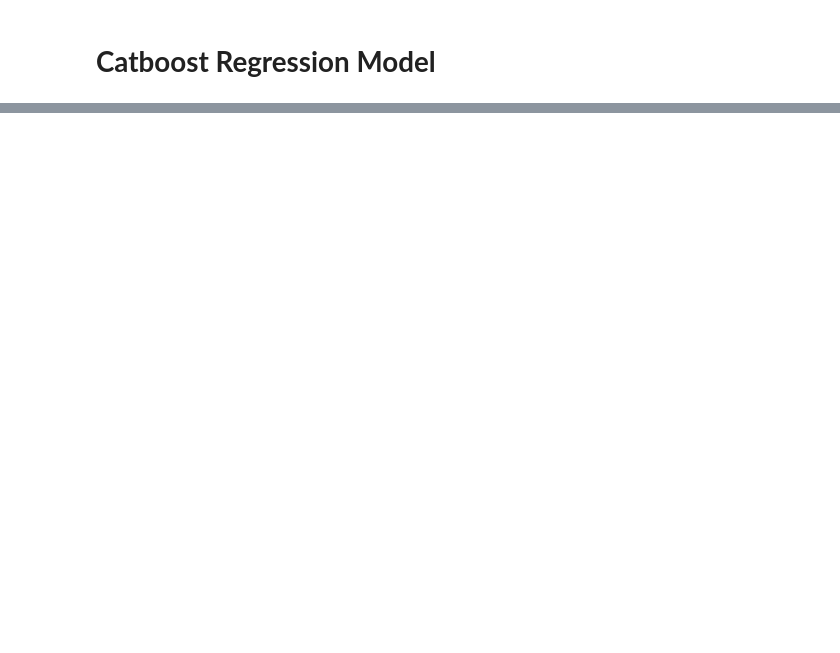
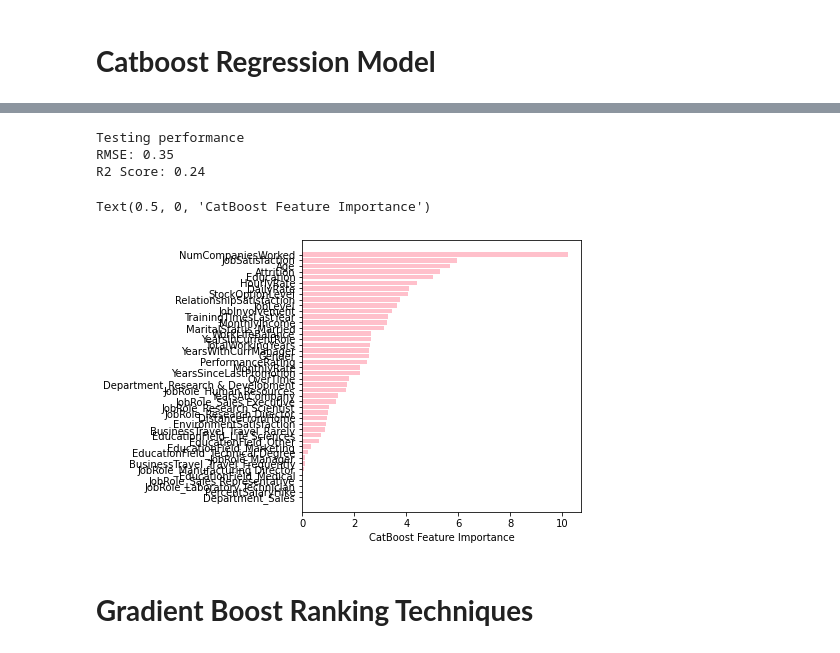
Before and after one commit to eccx400/Data_Mining, a Jupyter notebook: HW5/Eric_Cheng_Gradient_Boost.ipynb, the cells around one changed output, grey strips where cells are left out. Drawn from its saved outputs; the diff is of its cells as text; code cells hidden in the pictures; blank space fills up the shorter version.

```diff
--- a/HW5/Eric_Cheng_Gradient_Boost.ipynb
+++ b/HW5/Eric_Cheng_Gradient_Boost.ipynb
@@ -375,5 +375,3 @@ plt.show()
 from sklearn.datasets import make_regression
 from sklearn.model_selection import cross_val_score
 from sklearn.metrics import r2_score
-# %%
-model = LGBMClassifier()
@@ -380,9 +380,9 @@ model = LGBMClassifier()
 # %%
 X, y = make_regression(n_samples=1000, n_features=20, n_informative=15, noise=0.1, random_state=7)
 # %%
-model.fit(x_train,y_train)
+lgbReg.fit(x_train,y_train)
 
-lbpreds = model.predict(x_test)
+lbpreds = lgbReg.predict(x_test)
 # %%
 lbrmse = np.sqrt(mean_squared_error(y_test, lbpreds))
 print("RMSE: %f" % (lbrmse))
@@ -397,0 +465,22 @@ R2: 0.416497
+# %%
+pred = cbReg.predict(x_test)
+rmse = (np.sqrt(mean_squared_error(y_test, pred)))
+r2 = r2_score(y_test, pred)
+print("Testing performance")
+print("RMSE: {:.2f}".format(rmse))
+print("R2 Score: {:.2f}".format(r2))
+# %% [output]
+Testing performance
+RMSE: 0.35
+R2 Score: 0.24
+# %%
+sorted_feature_importance = model.feature_importances_.argsort()
+plt.barh(df.columns[sorted_feature_importance],
+        model.feature_importances_[sorted_feature_importance],
+        color='pink')
+plt.xlabel("CatBoost Feature Importance")
+# %% [output]
+Text(0.5, 0, 'CatBoost Feature Importance')
+[figure, added]
+# %% [markdown]
+# **Gradient Boost Ranking Techniques**
```
Also changed, not shown: parts of 7 cells of this notebook.
